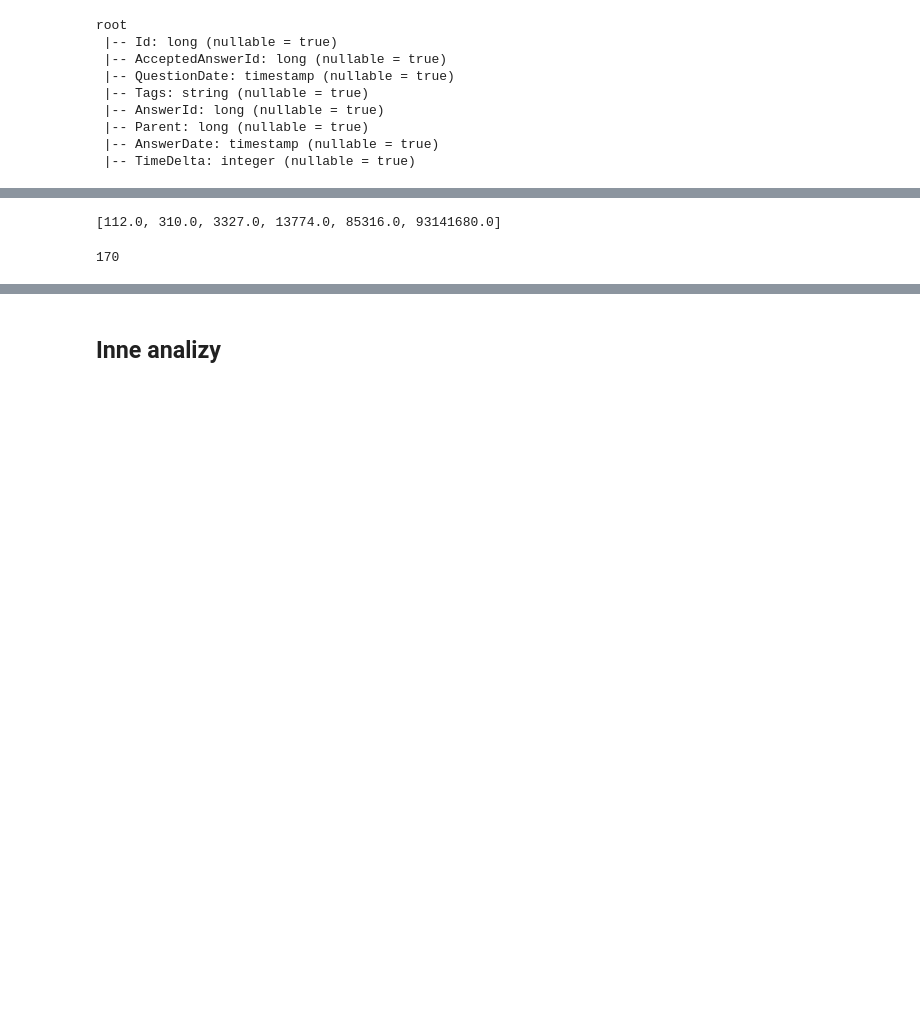
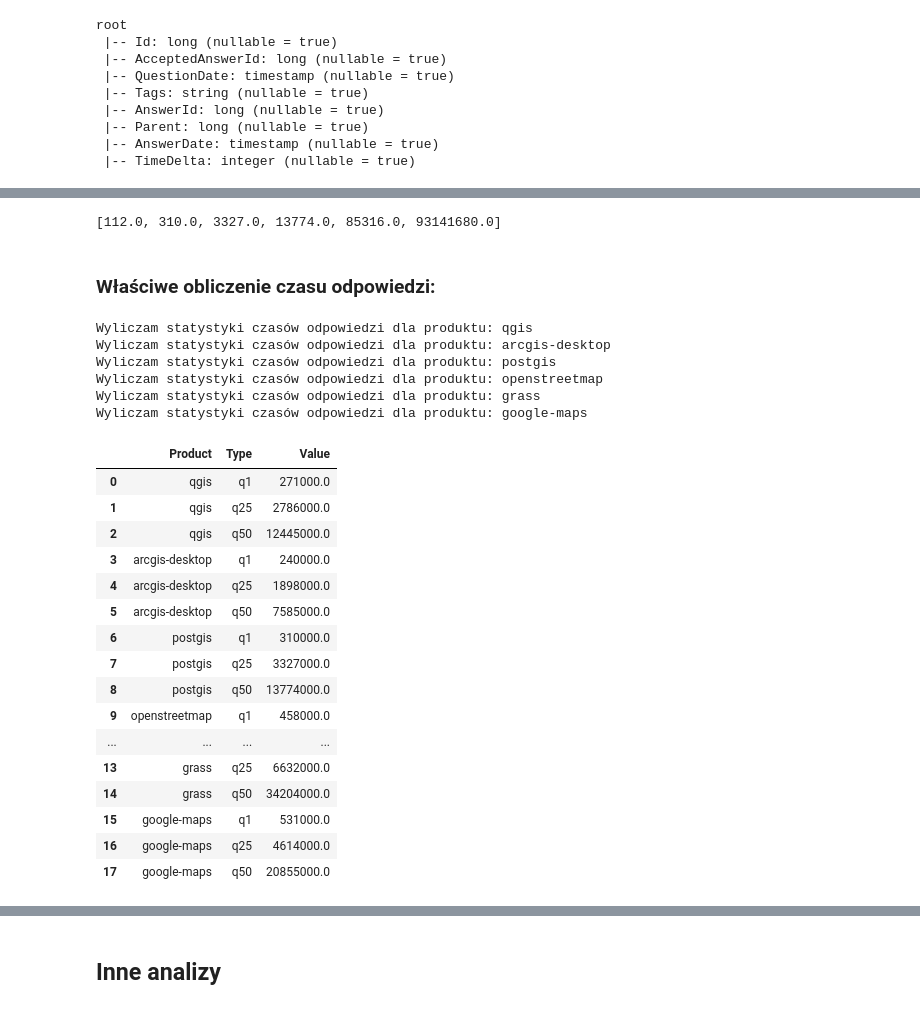
Before and after one commit to mbartosi/studia-bd, a Jupyter notebook: gis_stack_spark.ipynb, the cells around one changed output, grey strips where cells are left out. Drawn from its saved outputs; the diff is of its cells as text; code cells hidden in the pictures; blank space fills up the shorter version.

```diff
--- a/gis_stack_spark.ipynb
+++ b/gis_stack_spark.ipynb
@@ -670,13 +666,8 @@ joined_timedelta.collect()
 # %%
-quantiles = [0.0, 0.01, 0.25, 0.5, 0.75, 1.0]
-qlabels = ["q"+str(int(q * 100)) for q in quantiles]
+# !!! obliczanie kwantyli !!!
+# 0.0, 0.01, 0.25, 0.5, 0.75, 1.0
+qvals = joined_timedelta.where((joined_timedelta.TimeDelta > 0))\
+                        .approxQuantile('TimeDelta', quantiles, 0)
+qvals
+# %% [output]
+[112.0, 310.0, 3327.0, 13774.0, 85316.0, 93141680.0]
-# %%
-# !!! obliczanie kwantyli !!!
-qvals = joined_timedelta.where((joined_timedelta.TimeDelta > 0)).approxQuantile('TimeDelta', quantiles, 0)
-qvals
-# %% [output]
-[112.0, 310.0, 3327.0, 13774.0, 85316.0, 93141680.0]
-# %%
-joined_timedelta.where(joined_timedelta.TimeDelta > 1000000).count()
-# %% [output]
-170
@@ -693,0 +674,51 @@ show(box)
+# %% [markdown]
+### Właściwe obliczenie czasu odpowiedzi:
+# %%
+# czas tylko zaakceptowanej odpowiedzi per gis_product
+qa_times = pd.DataFrame(columns=['Product', 'Value', 'Type'])
+
+for gis_p in gis_products:
+    print('Wyliczam statystyki czasów odpowiedzi dla produktu: {0}'.format(gis_p))
+
+    joined_timedelta = \
+        questions.join(answers, questions.Id == answers.Parent) \
+                 .filter(col('AcceptedAnswerId').isNotNull() & \
+                         (col('AcceptedAnswerId') == col('AnswerId')) & \
+                         posts.Tags.rlike(r'\b{0}\b'.format(gis_p))) \
+                 .withColumn('TimeDelta', time_delta_udf(questions.QuestionDate, answers.AnswerDate))
+
+    # quantiles[] = 0.0, 0.01, 0.25, 0.5, 0.75, 1.0
+    qvals = joined_timedelta.where((joined_timedelta.TimeDelta > 0))\
+                            .approxQuantile('TimeDelta', quantiles, 0)
+
+    # wstawienie wyników do DF (tylko q1, q25 i q50):
+    for i in [1, 2, 3]:
+        qa_times = qa_times.append(pd.DataFrame.from_dict([{'Product': gis_p,\
+                   'Value': qvals[i]*1000,\
+                   'Type':  qlabels[i]}]), ignore_index=True)
+
+qa_times
+# %% [output]
+Wyliczam statystyki czasów odpowiedzi dla produktu: qgis
+Wyliczam statystyki czasów odpowiedzi dla produktu: arcgis-desktop
+Wyliczam statystyki czasów odpowiedzi dla produktu: postgis
+Wyliczam statystyki czasów odpowiedzi dla produktu: openstreetmap
+Wyliczam statystyki czasów odpowiedzi dla produktu: grass
+Wyliczam statystyki czasów odpowiedzi dla produktu: google-maps
+|  | Product | Type | Value |
+| 0 | qgis | q1 | 271000.0 |
+| 1 | qgis | q25 | 2786000.0 |
+| 2 | qgis | q50 | 12445000.0 |
+| 3 | arcgis-desktop | q1 | 240000.0 |
+| 4 | arcgis-desktop | q25 | 1898000.0 |
+| 5 | arcgis-desktop | q50 | 7585000.0 |
+| 6 | postgis | q1 | 310000.0 |
+| 7 | postgis | q25 | 3327000.0 |
+| 8 | postgis | q50 | 13774000.0 |
+| 9 | openstreetmap | q1 | 458000.0 |
+| ... | ... | ... | ... |
+| 13 | grass | q25 | 6632000.0 |
+| 14 | grass | q50 | 34204000.0 |
+| 15 | google-maps | q1 | 531000.0 |
+| 16 | google-maps | q25 | 4614000.0 |
+| 17 | google-maps | q50 | 20855000.0 |
```
Also changed, not shown: parts of 22 cells of this notebook.
